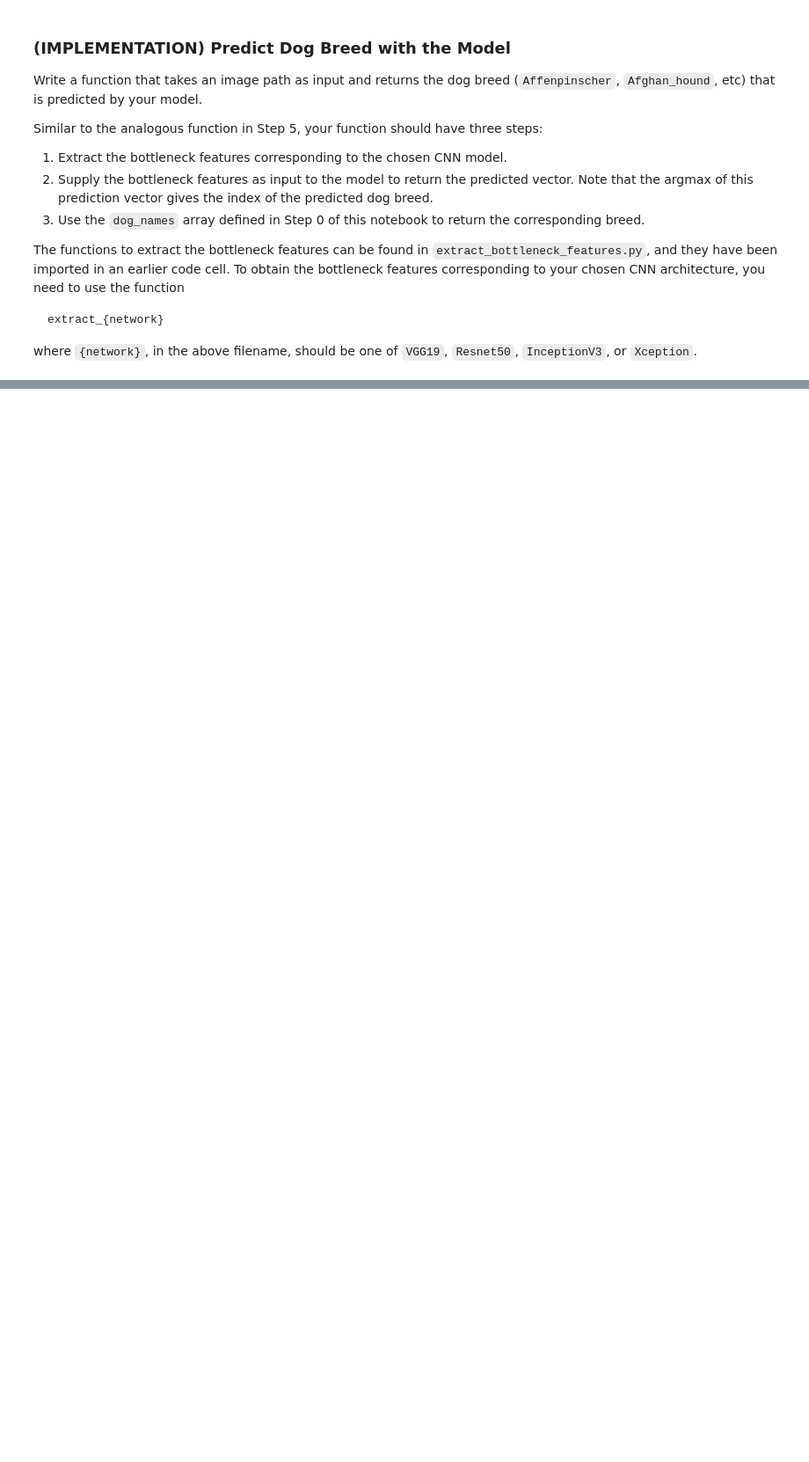
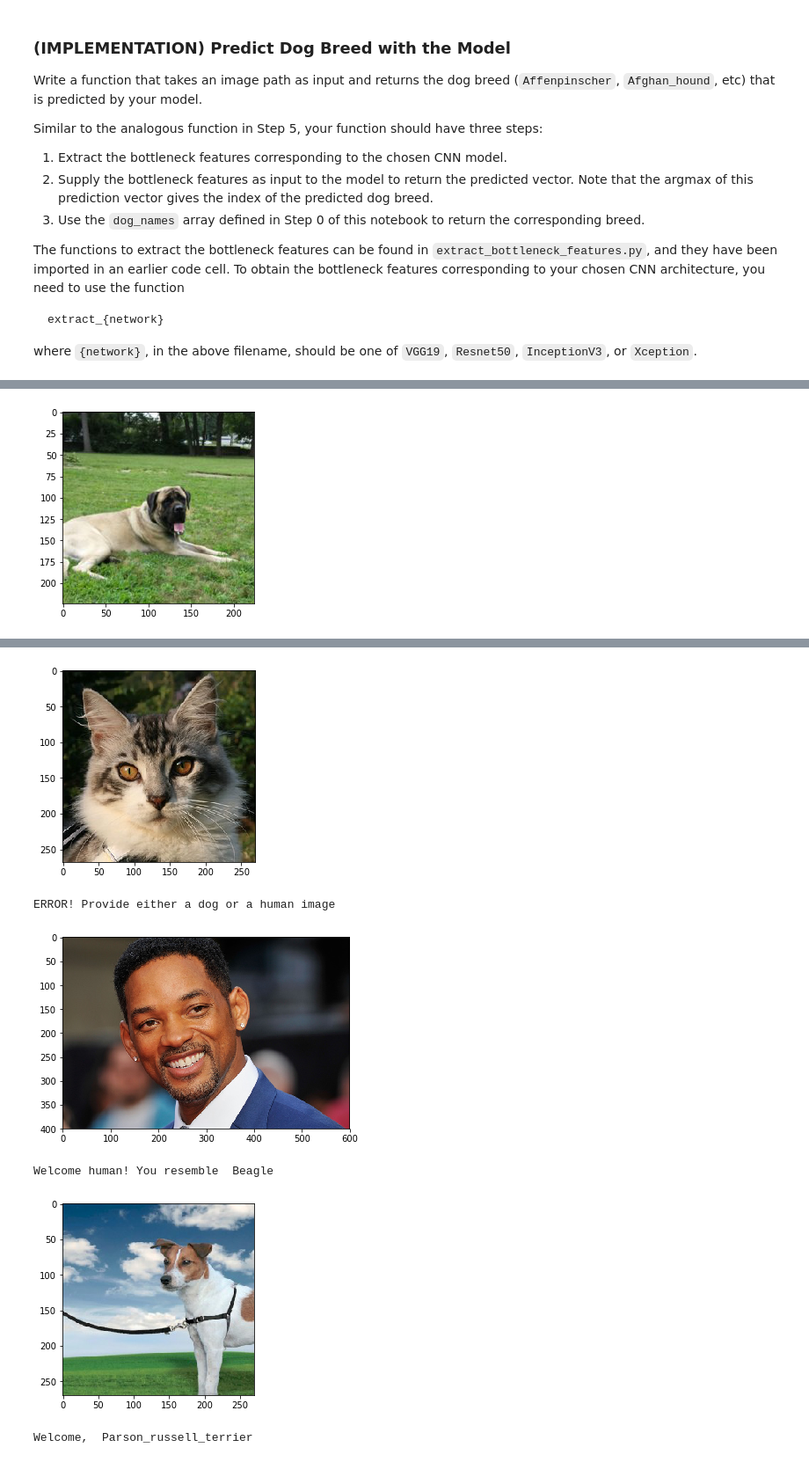
Before and after one commit to opraveen/dog-project, a Jupyter notebook: dog_app.ipynb, the cells around one changed output, grey strips where cells are left out. Shown at 88% size. Saved outputs shown, nothing was run; the diff lists cells and outputs as text; code cells hidden in the pictures; blank space fills up the shorter version.

Commit message:
Updated notebook and adding test images

```diff
--- a/dog_app.ipynb
+++ b/dog_app.ipynb
@@ -375,13 +377,25 @@ from keras.models import Sequential
 model = Sequential()
 
 ### TODO: Define your architecture.
-model.add(Conv2D(filters=16, kernel_size=2, padding='valid', activation='relu', input_shape=(224,224,3)))
+model.add(Conv2D(filters=32, kernel_size=3, padding='same', activation='relu', input_shape=(224,224,3)))
+model.add(Conv2D(filters=32, kernel_size=3, padding='same', activation='relu'))
+model.add(Dropout(0.2))
 model.add(MaxPooling2D(pool_size=2))
-model.add(Conv2D(filters=32, kernel_size=2, padding='valid', activation='relu'))
+model.add(Conv2D(filters=32, kernel_size=3, padding='same', activation='relu'))
+model.add(Conv2D(filters=32, kernel_size=3, padding='same', activation='relu'))
+model.add(Dropout(0.2))
 model.add(MaxPooling2D(pool_size=2))
-model.add(Conv2D(filters=64, kernel_size=2, padding='valid', activation='relu'))
+model.add(Conv2D(filters=64, kernel_size=3, padding='same', activation='relu'))
+model.add(Conv2D(filters=64, kernel_size=3, padding='same', activation='relu'))
+model.add(Dropout(0.2))
+model.add(MaxPooling2D(pool_size=2))
+model.add(Conv2D(filters=128, kernel_size=3, padding='same', activation='relu'))
+model.add(Conv2D(filters=128, kernel_size=3, padding='same', activation='relu'))
+model.add(Dropout(0.2))
 model.add(MaxPooling2D(pool_size=2))
 model.add(GlobalAveragePooling2D())
+#model.add(Flatten())
+#model.add(Dense(512, activation='relu'))
 model.add(Dense(133, activation='softmax'))
 
 model.summary()
@@ -418,7 +432,7 @@ from keras.callbacks import ModelCheckpoint
 
 ### TODO: specify the number of epochs that you would like to use to train the model.
 
-epochs = 20
+epochs = 50
 
 ### Do NOT modify the code below this line.
 
@@ -657,6 +675,6 @@ checkpointer = ModelCheckpoint(filepath='saved_models/weights.best.RESNET50.hdf5
 
 RESNET50_model.fit(train_resnet50, train_targets,
           validation_data=(valid_resnet50, valid_targets),
-          epochs=20, batch_size=20, callbacks=[checkpointer], verbose=1)
+          epochs=40, batch_size=20, callbacks=[checkpointer], verbose=1)
 # %% [output]
 Train on 6680 samples, validate on 835 samples
@@ -743,13 +761,22 @@ Some sample output for our algorithm is provided below, but feel free to design
 ### TODO: Write your algorithm.
 ### Feel free to use as many code cells as needed.
 def cool_dog_app(img_path):
+
+    # Resize the image to 224x224
+    image = cv2.imread(img_path)
+    resized_image = cv2.resize(image, (224, 224))
+
+    # Display the image
+    rgb_image = cv2.cvtColor(image, cv2.COLOR_BGR2RGB)
+    plt.imshow(rgb_image)
+    plt.show()
+
     if (dog_detector(img_path) == True):
         breed = RESNET50_predict_breed(img_path)
-        print ("hello, ", breed)
+        print ("Welcome, ",breed)
     elif (face_detector(img_path) == True):
-        print ("hello, human!")
         breed = RESNET50_predict_breed(img_path)
-        print ("You look like a .. ", breed)
+        print ("Welcome human! You resemble ",breed)
     else:
         print ("ERROR! Provide either a dog or a human image")
 # %% [markdown]
@@ -769,6 +802,8 @@ __Answer:__
 # %%
 ## TODO: Execute your algorithm from Step 6 on
 ## at least 6 images on your computer.
 ## Feel free to use as many code cells as needed.
-cool_dog_app("images/Labrador_retriever_06449.jpg")
+for image_path in np.array(glob("test_images/*")):
+    cool_dog_app(image_path)
 # %% [output]
+[figure, added]
@@ -776,0 +811,6 @@ hello,  Labrador_retriever
+[figure, added]
+ERROR! Provide either a dog or a human image
+[figure, added]
+Welcome human! You resemble  Beagle
+[figure, added]
+Welcome,  Parson_russell_terrier
```
Also changed, not shown: parts of 18 cells of this notebook, 10 other files.
